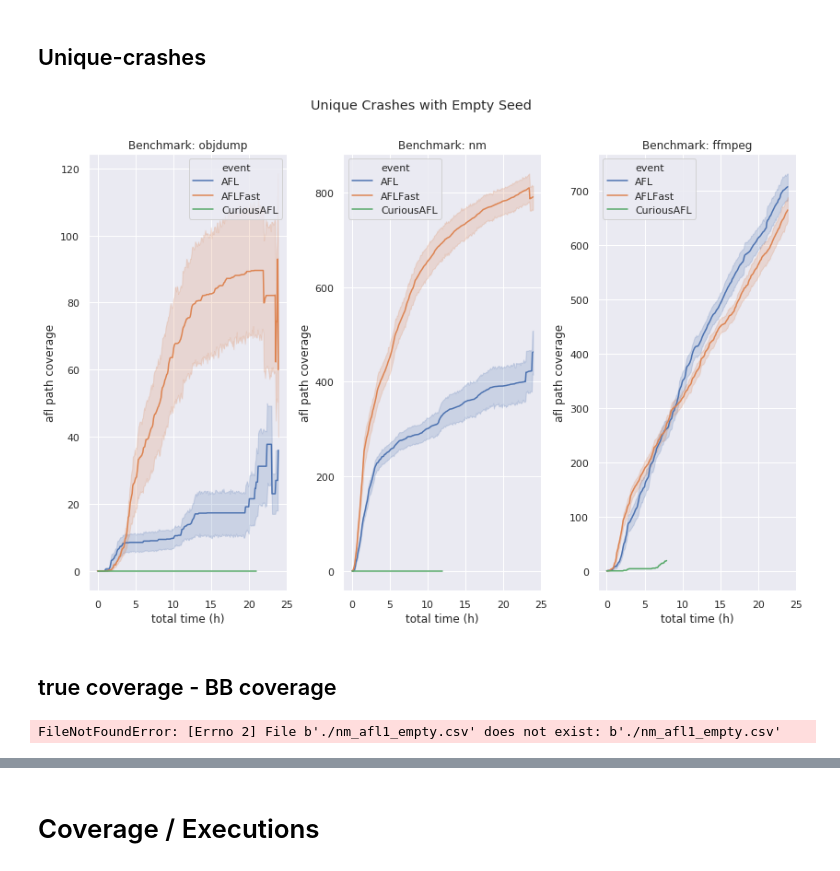
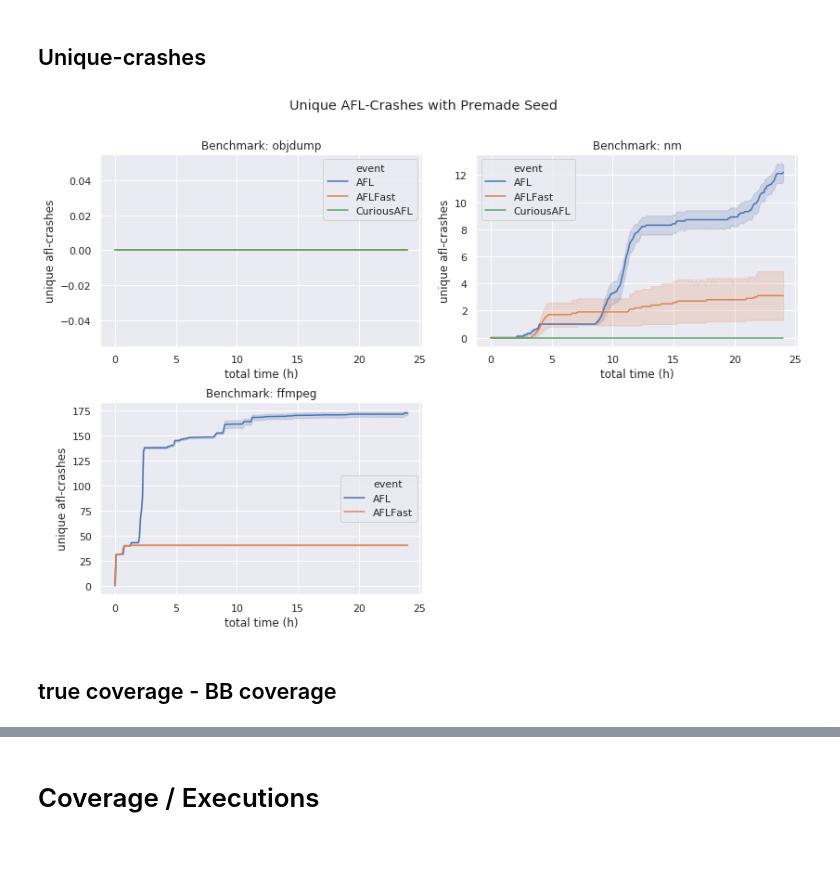
Before and after one commit to ackdav/CuriousAFL, a Jupyter notebook: Notebooks/Evaluation.ipynb, the cells around one changed output, grey strips where cells are left out. Drawn from its saved outputs; the diff is of its cells as text; code cells hidden in the pictures.

Commit message:
corrected evaluation graphs

```diff
--- a/Notebooks/Evaluation.ipynb
+++ b/Notebooks/Evaluation.ipynb
@@ -31,13 +37,14 @@ def utest(dffinal, x_var='delta_time', y_var='cur_path', event1='AFL', event2='C
 # %%
 def df_plotdata_resample(df, event, field, rename_field):
     df = convert_unixtime_deltaseconds(df)
-    df = resample_timeseries(df, '5T')
+    df_ = resample_timeseries(df, '5T', field)
 
-    df = df[['delta_time', field]]
-    df = df.rename(columns={field: rename_field})
-    df[rename_field] =df[rename_field].ffill()
-    df['event'] = event
-    return df
+    #df = df[['delta_time', field]]
+    df_ = df_.rename(columns={field: rename_field})
+    #df_ = pd.concat([pd.DataFrame({'date': df['date'].iloc[0], rename_field: 0}), df_]).reset_index()
+    #df[rename_field] =df[rename_field].ffill()
+    df_['event'] = event
+    return df_
 
 def df_coverage_resample(df, event):
     df = convert_unixtime_deltaseconds(df, timecolumn='m_timestamp')
@@ -56,7 +63,7 @@ def df_coverage_resample(df, event):
 results = {
     'objdump': pd.DataFrame(),
     'nm': pd.DataFrame(),
-    #'ffmpeg': pd.DataFrame()
+    'ffmpeg': pd.DataFrame()
 }
 empty_seed = False
 # %%
@@ -182,40 +194,45 @@ for exec_name in results:
 # %%
 if empty_seed:
     seed='empty_seed'
 else:
     seed='premade_seed'
 #names = list(results.keys())
 #fig, axes =plt.subplots(1,2) #sharey='row' for y-axis sharing
 fig = plt.figure()
-ax1 = fig.add_subplot(131)
-ax2 = fig.add_subplot(132)
-ax3 = fig.add_subplot(133)
+ax1 = fig.add_subplot(221)
+ax2 = fig.add_subplot(222)
+ax3 = fig.add_subplot(223)
 
 
 ax1 = sns.lineplot(x="delta_time", y="unique_crashes", hue='event', ci=60,ax=ax1, data=results['objdump'])
-ax1.set(xlabel='total time (h)', ylabel='afl path coverage')
+ax1.set(xlabel='total time (h)', ylabel='unique afl-crashes')
 ax1.legend()
 ax1.title.set_text('Benchmark: ' + 'objdump')
 #ax1.figtext(0.5, 0.01, "AFL vs CuriousAFL p=" + str(p), wrap=True, horizontalalignment='center', fontsize=12)
 
 ax2 = sns.lineplot(x="delta_time", y="unique_crashes", hue='event', ci=60, ax=ax2, data=results['nm'])
-ax2.set(xlabel='total time (h)', ylabel='afl path coverage')
+ax2.set(xlabel='total time (h)', ylabel='unique afl-crashes')
 ax2.legend()
 ax2.title.set_text('Benchmark: ' + 'nm')
 
 ax3 = sns.lineplot(x="delta_time", y="unique_crashes", hue='event', ci=60, ax=ax3, data=results['ffmpeg'])
-ax3.set(xlabel='total time (h)', ylabel='afl path coverage')
+ax3.set(xlabel='total time (h)', ylabel='unique afl-crashes')
 ax3.legend()
 ax3.title.set_text('Benchmark: ' + 'ffmpeg')
 
 #plt.ylabel("afl path coverage")
-fig.suptitle('Unique Crashes with Empty Seed')
+#plt.ylabel("afl path coverage")
+if empty_seed:
+    fig.suptitle('Unique AFL-Crashes with Empty Seed')
+else:
+    fig.suptitle('Unique AFL-Crashes with Premade Seed')
+
 fig.tight_layout()
 fig.subplots_adjust(top=0.88)
-plt.savefig('./'+seed+'_benchmarks_crashes_24h.png', dpi = 200)
+plt.savefig('./benchmarks_24h_unique_crashes_'+ seed + '.png', dpi = 200)
 #ax2.figtext(0.5, 0.01, "AFL vs CuriousAFL p=" + str(p), wrap=True, horizontalalignment='center', fontsize=12)
 # %% [output]
-[figure, old version]
+[figure, new version]
 # %% [markdown]
 ## true coverage - BB coverage
 # %%
@@ -230,12 +247,15 @@ for exec_name in results:
     for trial in range(1,8):
         resultpath = os.path.join('./' + exec_name + '_afl' + str(trial)+ '_empty.csv')
         df = pd.read_csv(resultpath)
-        df_coverage_resample(df, 'AFL')
+        df = df_coverage_resample(df, 'AFL')
+        df = df.loc[df['delta_time']<'24:00:00']
         results[exec_name] = results[exec_name].append(df)
 
-        resultpath = os.path.join('./' + exec_name + '_afl' + str(trial)+ '_empty.csv')
+        resultpath = os.path.join('./' + exec_name + '_aflfast' + str(trial)+ '_empty.csv')
         df = pd.read_csv(resultpath)
-        df_coverage_resample(df, 'AFLFast')
+        df = df_coverage_resample(df, 'AFLFast')
+        df = df.loc[df['delta_time']<'24:00:00']
+
         results[exec_name] = results[exec_name].append(df)
 
 
@@ -243,12 +263,10 @@ for exec_name in results:
         for trial in ['']:
             resultpath = os.path.join(resultspath + exec_name + seed, exec_name + seed + 'curious' + str(trial))
             df = pd.read_csv(resultpath)
-            df = df_plotdata_resample(df, 'CuriousAFL', ' unique_crashes', 'unique_crashes')
+            #df = df_plotdata_resample(df, 'CuriousAFL', ' unique_crashes', 'unique_crashes')
             results[exec_name] = results[exec_name].append(df)
     except:
         continue
-# %% [output]
-FileNotFoundError: [Errno 2] File b'./nm_afl1_empty.csv' does not exist: b'./nm_afl1_empty.csv'
 # %%
 # aflfast
 for trial in range(1,8):
```
Also changed, not shown: parts of 9 cells of this notebook.
